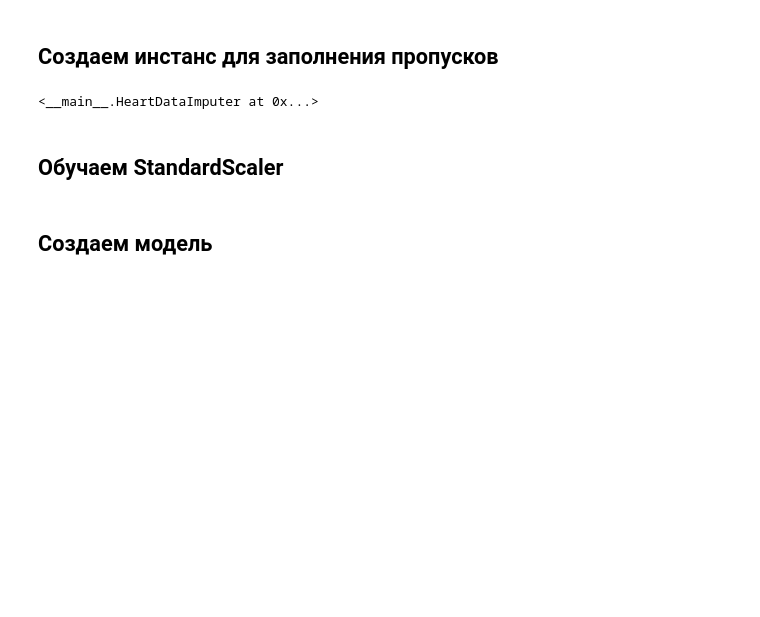
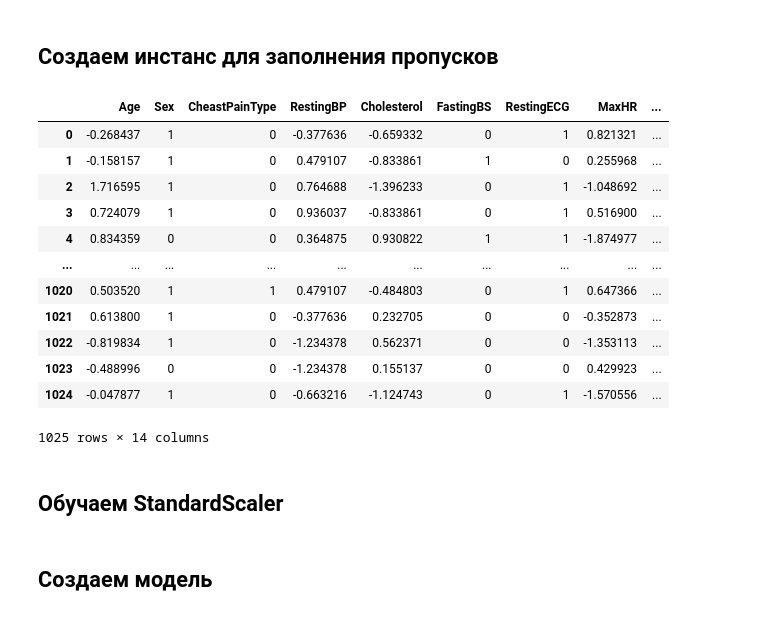
Before and after one commit to hse-ai-project/MedAssistAI, a Jupyter notebook: service/notebooks/Models_Preparations.ipynb, the cells around one changed output. Drawn from its saved outputs; the diff is of its cells as text; code cells hidden in the pictures; blank space fills up the shorter version.

```diff
--- a/service/models/Models_Preparations.ipynb
+++ b/service/notebooks/Models_Preparations.ipynb
@@ -30,6 +45,7 @@ class HeartDataImputer:
         self.numeric_imputer = SimpleImputer(strategy='mean')
         self.categorical_imputer = SimpleImputer(strategy='most_frequent')
         self.is_fitted = False
+        self.scaler = StandardScaler()  # scaler
 
     def fit(self, data: pd.DataFrame):
         """
@@ -53,6 +69,10 @@ class HeartDataImputer:
         }
 
         self.is_fitted = True
+
+        # Scaler
+        self.scaler = self.scaler.fit(data[self.features['numeric']])
+
         return self
 
     def transform(self, patient_data: dict) -> dict:
@@ -80,13 +100,29 @@ class HeartDataImputer:
             if feature not in filled_data or filled_data[feature] is None:
                 filled_data[feature] = self.statistics['categorical'][feature]
 
+        # Scaler
+        filled_data[self.features['numeric']] = self.scaler.transform(filled_data[self.features['numeric']])
+
         return filled_data
 # %%
 imputer = HeartDataImputer()
 
 imputer.fit(df)
+imputer.transform(df)
 # %% [output]
+|  | Age | Sex | CheastPainType | RestingBP | Cholesterol | FastingBS | RestingECG | MaxHR | ... |
+| 0 | -0.268437 | 1 | 0 | -0.377636 | -0.659332 | 0 | 1 | 0.821321 | ... |
+| 1 | -0.158157 | 1 | 0 | 0.479107 | -0.833861 | 1 | 0 | 0.255968 | ... |
+| 2 | 1.716595 | 1 | 0 | 0.764688 | -1.396233 | 0 | 1 | -1.048692 | ... |
+| 3 | 0.724079 | 1 | 0 | 0.936037 | -0.833861 | 0 | 1 | 0.516900 | ... |
+| 4 | 0.834359 | 0 | 0 | 0.364875 | 0.930822 | 1 | 1 | -1.874977 | ... |
+| ... | ... | ... | ... | ... | ... | ... | ... | ... | ... |
+| 1020 | 0.503520 | 1 | 1 | 0.479107 | -0.484803 | 0 | 1 | 0.647366 | ... |
+| 1021 | 0.613800 | 1 | 0 | -0.377636 | 0.232705 | 0 | 0 | -0.352873 | ... |
+| 1022 | -0.819834 | 1 | 0 | -1.234378 | 0.562371 | 0 | 0 | -1.353113 | ... |
+| 1023 | -0.488996 | 0 | 0 | -1.234378 | 0.155137 | 0 | 0 | 0.429923 | ... |
+| 1024 | -0.047877 | 1 | 0 | -0.663216 | -1.124743 | 0 | 1 | -1.570556 | ... |
-<__main__.HeartDataImputer at 0x...>
+1025 rows × 14 columns
 # %% [markdown]
 ## Обучаем StandardScaler
 # %%
```
Also changed, not shown: parts of 1 cell of this notebook, 3 other files.
